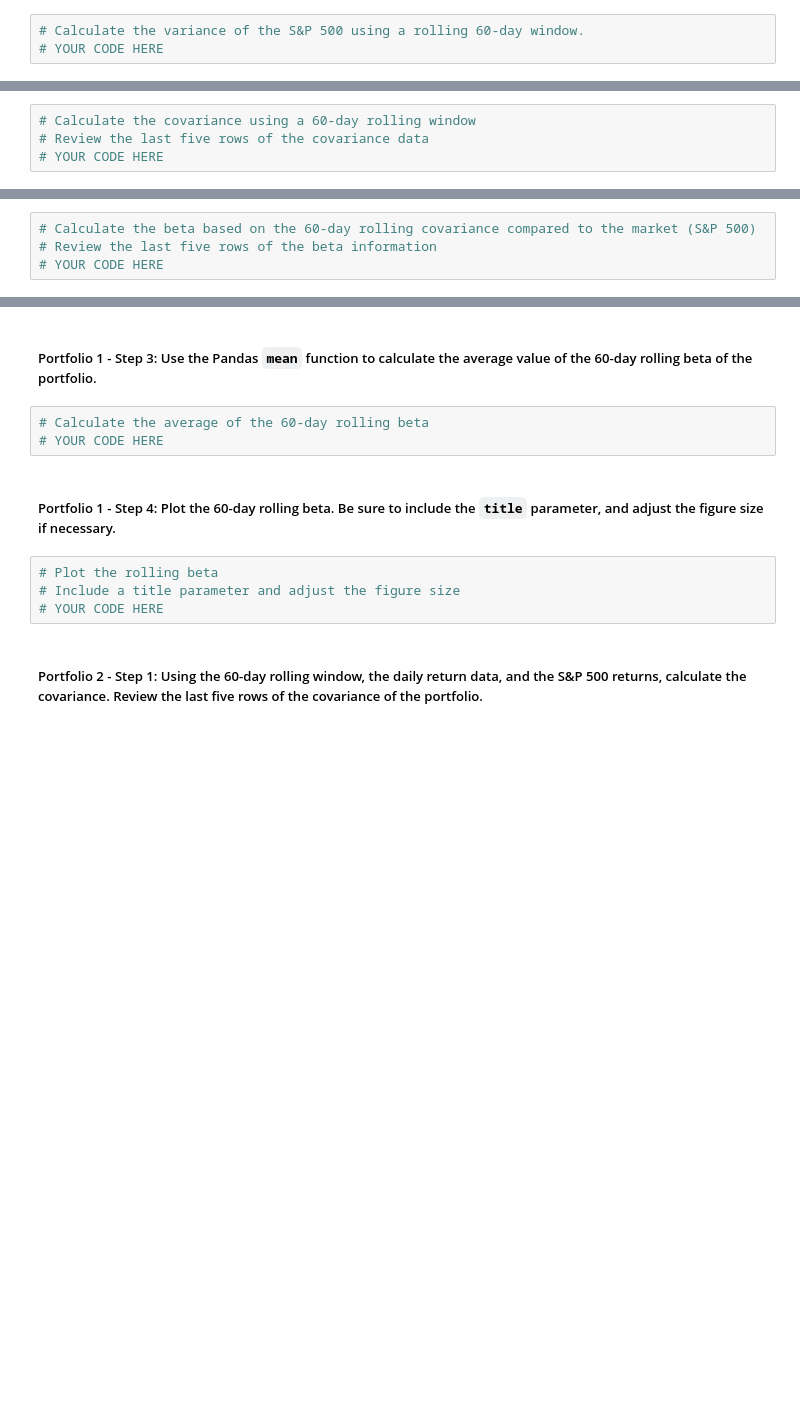
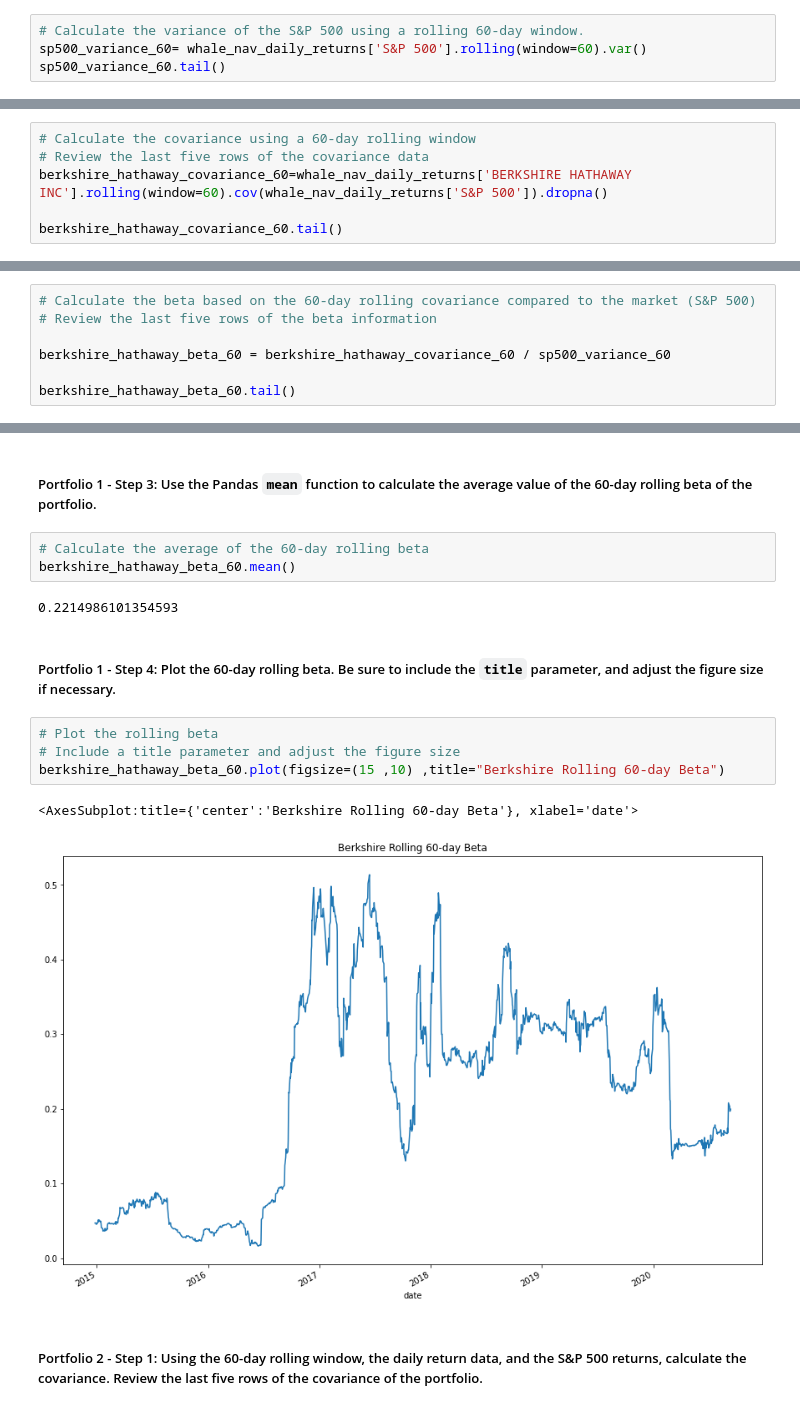
Before and after one commit to MaureenKC/Quantitative-Analysis-Challenge, a Jupyter notebook: Quantitative_Analysis/risk_return_analysis.ipynb, the cells around one changed output, grey strips where cells are left out. Drawn from its saved outputs; the diff is of its cells as text; blank space fills up the shorter version.

```diff
--- a/Quantitative_Analysis/risk_return_analysis.ipynb
+++ b/Quantitative_Analysis/risk_return_analysis.ipynb
@@ -340,4 +362,5 @@ Your analysis is nearing completion. Now, you need to evaluate how the portfolio
 #### Use the Pandas `var` function to calculate the variance of the S&P 500 by using a 60-day rolling window. Visualize the last five rows of the variance of the S&P 500.
 # %%
 # Calculate the variance of the S&P 500 using a rolling 60-day window.
-# YOUR CODE HERE
+sp500_variance_60= whale_nav_daily_returns['S&P 500'].rolling(window=60).var()
+sp500_variance_60.tail()
@@ -356,4 +387,6 @@ Your analysis is nearing completion. Now, you need to evaluate how the portfolio
 # %%
 # Calculate the covariance using a 60-day rolling window
 # Review the last five rows of the covariance data
-# YOUR CODE HERE
+berkshire_hathaway_covariance_60=whale_nav_daily_returns['BERKSHIRE HATHAWAY INC'].rolling(window=60).cov(whale_nav_daily_returns['S&P 500']).dropna()
+
+berkshire_hathaway_covariance_60.tail()
@@ -362,4 +403,7 @@ Your analysis is nearing completion. Now, you need to evaluate how the portfolio
 # %%
 # Calculate the beta based on the 60-day rolling covariance compared to the market (S&P 500)
 # Review the last five rows of the beta information
-# YOUR CODE HERE
+
+berkshire_hathaway_beta_60 = berkshire_hathaway_covariance_60 / sp500_variance_60
+
+berkshire_hathaway_beta_60.tail()
@@ -367,13 +419,18 @@ Your analysis is nearing completion. Now, you need to evaluate how the portfolio
 ##### Portfolio 1 - Step 3: Use the Pandas `mean` function to calculate the average value of the 60-day rolling beta of the portfolio.
 # %%
 # Calculate the average of the 60-day rolling beta
-# YOUR CODE HERE
+berkshire_hathaway_beta_60.mean()
+# %% [output]
+0.2214986101354593
 # %% [markdown]
 ##### Portfolio 1 - Step 4: Plot the 60-day rolling beta. Be sure to include the `title` parameter, and adjust the figure size if necessary.
 # %%
 # Plot the rolling beta
 # Include a title parameter and adjust the figure size
-# YOUR CODE HERE
+berkshire_hathaway_beta_60.plot(figsize=(15 ,10) ,title="Berkshire Rolling 60-day Beta")
+# %% [output]
+<AxesSubplot:title={'center':'Berkshire Rolling 60-day Beta'}, xlabel='date'>
+[figure, added]
 # %% [markdown]
 ##### Portfolio 2 - Step 1: Using the 60-day rolling window, the daily return data, and the S&P 500 returns, calculate the covariance. Review the last five rows of the covariance of the portfolio.
 # %%
```
Also changed, not shown: parts of 13 cells of this notebook.
